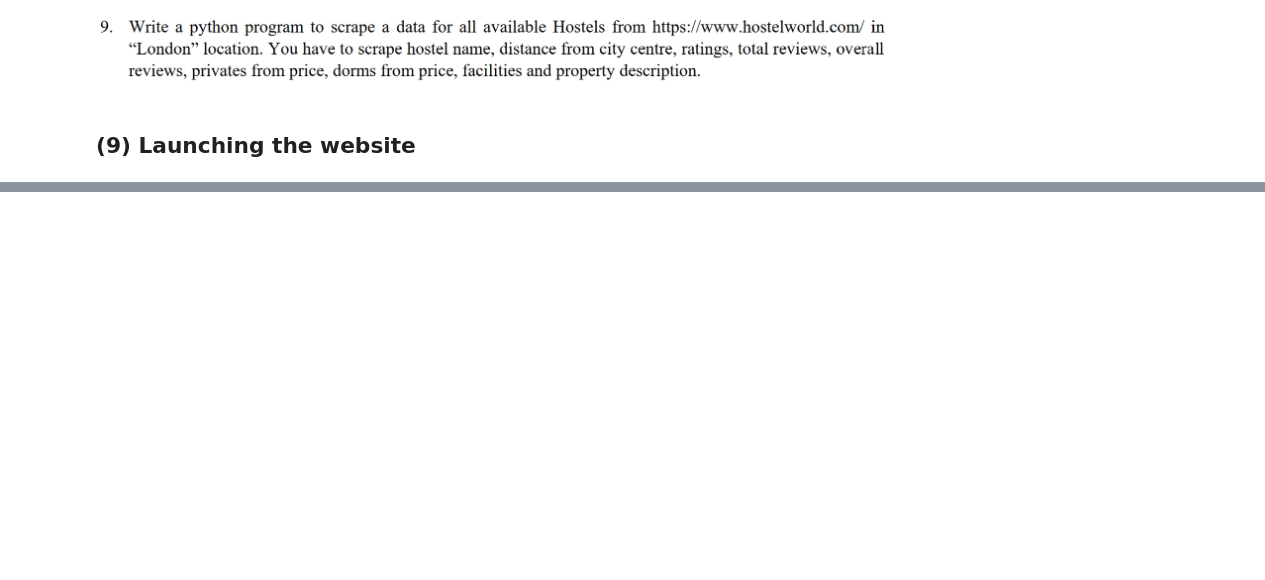
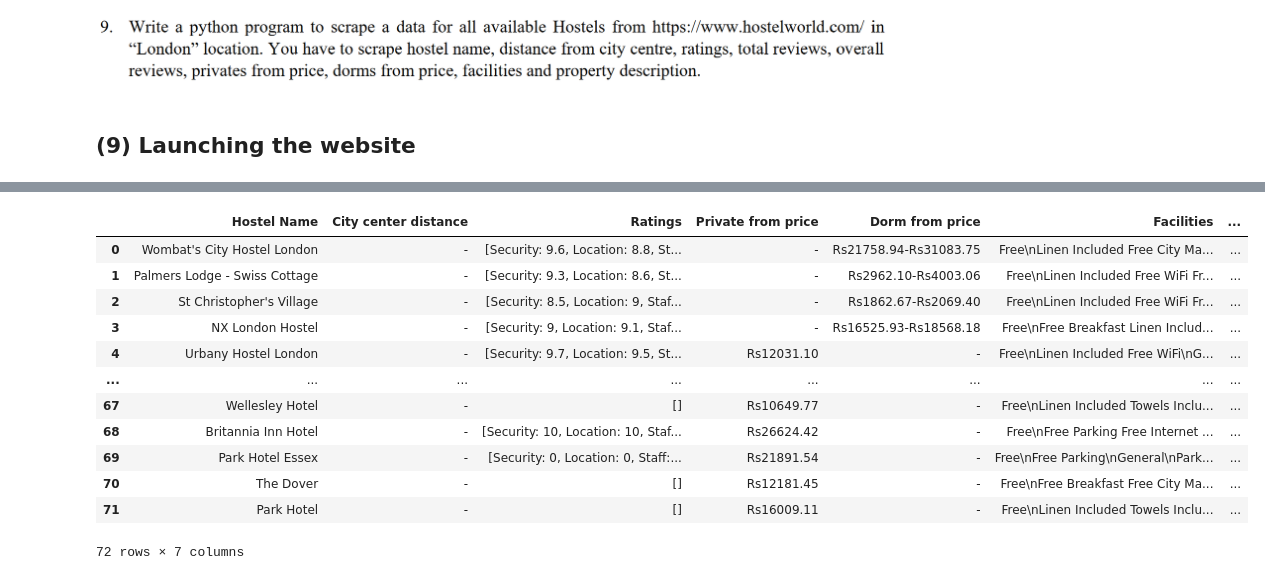
Before and after one commit to Vij-Shanker/Internship, a Jupyter notebook: Web Scraping Assignment-3.ipynb, the cells around one changed output, grey strips where cells are left out. Saved outputs shown, nothing was run; the diff lists cells and outputs as text; code cells hidden in the pictures; blank space fills up the shorter version.

```diff
--- a/Web Scraping Assignment-3.ipynb
+++ b/Web Scraping Assignment-3.ipynb
@@ -806,5 +798,0 @@ time.sleep(10)
-# %%
-name=driver8.find_elements(By.XPATH,'//div[@class="property-name"]/span')
-for i in name:
-    Name10.append(i.text)
-Name10
@@ -828,0 +857,9 @@ Name10
+# %%
+RR = []
+
+for reviews_list in Reviews:
+    cleaned_reviews = [''.join(review.replace('\n', ': ').replace(',', ';')) for review in reviews_list]
+    RR.append(cleaned_reviews)
+
+# Accessing the 11th element of RR (Python uses 0-based indexing)
+print(RR[68])
@@ -832,0 +872,8 @@ len(Name10)
+# %%
+DD = []
+
+for d in Dorm:
+    modified_text = d.replace('Tax included', '-').replace('\n', '-')
+    DD.append(modified_text)
+
+print(DD)
@@ -832,0 +882,5 @@ len(Name10)
+# %%
+import re
+pattern=r'-?\d+\%$'
+text=[re.sub(pattern,'-',i) for i in Private]
+text
@@ -832,0 +905,17 @@ len(Name10)
+# %%
+Hostel=pd.DataFrame({"Hostel Name":Name,"City center distance":'-','Ratings':RR,'Private from price':text,'Dorm from price':DD,'Facilities':Facility,"Property Description":Desc})
+Hostel
+# %% [output]
+|  | Hostel Name | City center distance | Ratings | Private from price | Dorm from price | Facilities | ... |
+| 0 | Wombat's City Hostel London | - | [Security: 9.6, Location: 8.8, St... | - | Rs21758.94-Rs31083.75 | Free\nLinen Included Free City Ma... | ... |
+| 1 | Palmers Lodge - Swiss Cottage | - | [Security: 9.3, Location: 8.6, St... | - | Rs2962.10-Rs4003.06 | Free\nLinen Included Free WiFi Fr... | ... |
+| 2 | St Christopher's Village | - | [Security: 8.5, Location: 9, Staf... | - | Rs1862.67-Rs2069.40 | Free\nLinen Included Free WiFi Fr... | ... |
+| 3 | NX London Hostel | - | [Security: 9, Location: 9.1, Staf... | - | Rs16525.93-Rs18568.18 | Free\nFree Breakfast Linen Includ... | ... |
+| 4 | Urbany Hostel London | - | [Security: 9.7, Location: 9.5, St... | Rs12031.10 | - | Free\nLinen Included Free WiFi\nG... | ... |
+| ... | ... | ... | ... | ... | ... | ... | ... |
+| 67 | Wellesley Hotel | - | [] | Rs10649.77 | - | Free\nLinen Included Towels Inclu... | ... |
+| 68 | Britannia Inn Hotel | - | [Security: 10, Location: 10, Staf... | Rs26624.42 | - | Free\nFree Parking Free Internet ... | ... |
+| 69 | Park Hotel Essex | - | [Security: 0, Location: 0, Staff:... | Rs21891.54 | - | Free\nFree Parking\nGeneral\nPark... | ... |
+| 70 | The Dover | - | [] | Rs12181.45 | - | Free\nFree Breakfast Free City Ma... | ... |
+| 71 | Park Hotel | - | [] | Rs16009.11 | - | Free\nLinen Included Towels Inclu... | ... |
+72 rows × 7 columns
```
Also changed, not shown: parts of 34 cells of this notebook.
